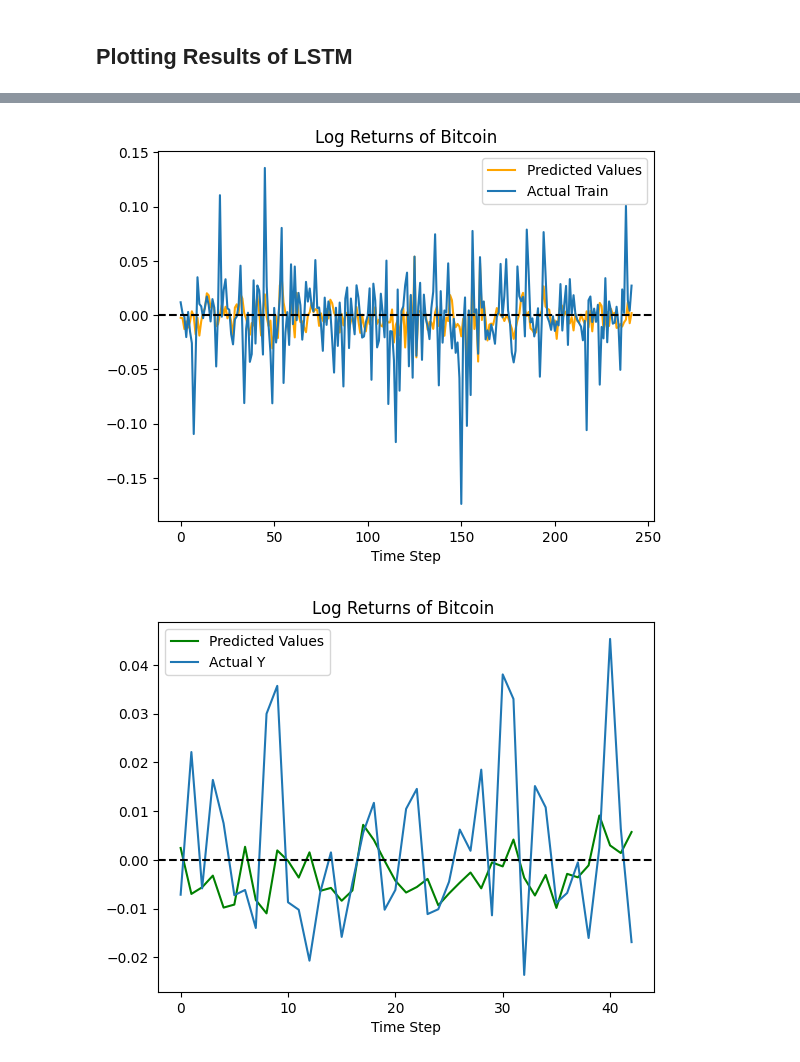
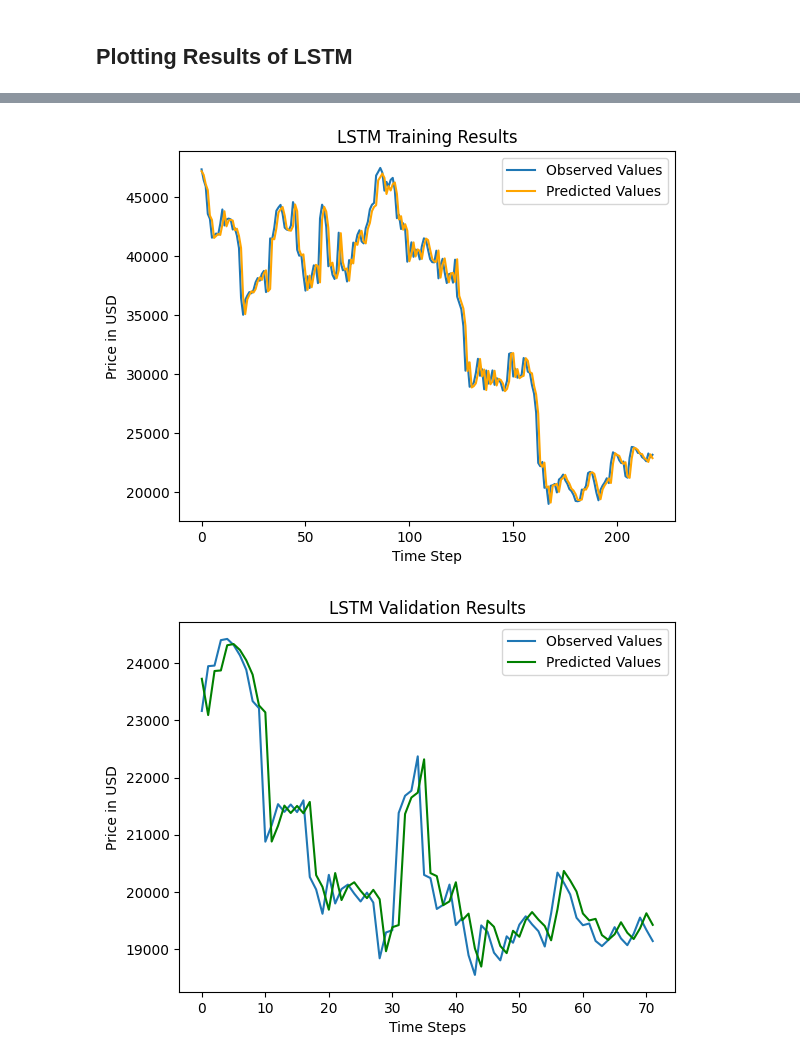
Before and after one commit to cferggie/Predicting-Bitcoin-Returns-with-Long-Short-Term-Memory-LSTM-Neural-Networks, a Jupyter notebook: LSTM for Bitcoin.ipynb, the cells around one changed output, grey strips where cells are left out. Cells and saved outputs as stored; diff of their text form; code cells hidden in the pictures.

```diff
--- a/LSTM for Bitcoin.ipynb
+++ b/LSTM for Bitcoin.ipynb
@@ -85,3 +68,6 @@ Reject the null hypothesis. The time-series is stationary.
+# %%
+scaler = StandardScaler()
+scaled_data = scaler.fit_transform(ts)
 # %% [markdown]
 ### Train-Validation-Test Split
 # %% [markdown]
@@ -166,7 +139,7 @@ class LSTM(nn.Module):
 model = LSTM()
 optimizer = optim.Adam(model.parameters())
 loss_fn = nn.MSELoss()
-loader = data.DataLoader(data.TensorDataset(X_train, y_train), shuffle=False, batch_size=32)
+loader = data.DataLoader(data.TensorDataset(X_train, y_train), shuffle=True, batch_size=32)
 
 #Training configuration
 n_epochs = 1000
@@ -175,6 +148,10 @@ best_epoch = 0
 best_valid_rmse = float('inf')
 best_train_rmse = 0
 patience_counter = 0
+
+# Loss tracking
+train_losses = []
+valid_losses = []
 
 for epoch in range(n_epochs+1):
     model.train()
@@ -193,9 +170,12 @@ for epoch in range(n_epochs+1):
 
             y_pred = model(X_valid)
             valid_rmse = torch.sqrt(loss_fn(y_pred, y_valid))
+
+            train_losses.append(train_rmse.item())
+            valid_losses.append(valid_rmse.item())
         print(f"Epoch {epoch}: train RMSE {train_rmse:.4f}, validation RMSE {valid_rmse:.4f}")
 
-    if train_rmse < 0.02:
+    if train_rmse < 0.05:
         #Early stopping
         if valid_rmse < best_valid_rmse:
             best_epoch = epoch
@@ -212,4 +219,8 @@ for epoch in range(n_epochs+1):
 # %% [markdown]
 ## Plotting Results of LSTM
+# %%
+og_train_set = scaler.inverse_transform(y_train.reshape(-1,1))
+og_valid_set = scaler.inverse_transform(y_valid.reshape(-1,1))
+og_test_set = scaler.inverse_transform(y_test.reshape(-1,1))
 # %%
 with torch.no_grad():
@@ -254,31 +265,30 @@ train RMSE 0.0328, validation RMSE 0.0175, test RMSE 0.0178
 # %%
-plt.plot(y_hat_train, c='orange', label="Predicted Values")
-plt.plot(y_train.squeeze(), label="Actual Train")
-plt.axhline(y=0, color='black', linestyle='--')
+plt.plot(og_train_set, label="Observed Values")
+plt.plot(og_train_pred, c='orange', label="Predicted Values")
 plt.xlabel('Time Step')
-plt.title('Log Returns of Bitcoin')
+plt.ylabel('Price in USD')
+plt.title('LSTM Training Results')
 plt.legend()
-plt.savefig("train.png")
+plt.savefig("graphs/lstm-training-results.png")
 plt.show()
 
-
-plt.plot(y_hat_valid, c='green', label="Predicted Values")
-plt.plot(y_valid.squeeze(), label="Actual Y")
-plt.axhline(y=0, color='black', linestyle='--')
-plt.xlabel('Time Step')
-plt.title('Log Returns of Bitcoin ')
+plt.plot(og_valid_set, label='Observed Values')
+plt.plot(og_valid_pred, c='green', label='Predicted Values')
+plt.xlabel('Time Steps')
+plt.ylabel('Price in USD')
+plt.title('LSTM Validation Results')
 plt.legend()
-plt.savefig("valid.png")
+plt.savefig('graphs/lstm-validation-results.png')
 plt.show()
 
-plt.plot(y_hat_test, c='red', label="Predicted Values")
-plt.plot(y_test.squeeze(), label="Actual Y")
-plt.axhline(y=0, color='black', linestyle='--')
-plt.xlabel('Time Step')
-plt.title('Log Returns of Bitcoin')
+plt.plot(og_test_set, label='Observed Values')
+plt.plot(og_test_pred, c='red', label='Predicted Values')
+plt.xlabel('Time Steps')
+plt.ylabel('Price in USD')
+plt.title('LSTM Testing Results')
 plt.legend()
-plt.savefig("test.png")
+plt.savefig('graphs/lstm-testing-results.png')
 plt.show()
 # %% [output]
-[figure, old version]
+[figure, new version]
-[figure, old version]
+[figure, new version]
```
Also changed, not shown: parts of 19 cells of this notebook, 12 other files.
